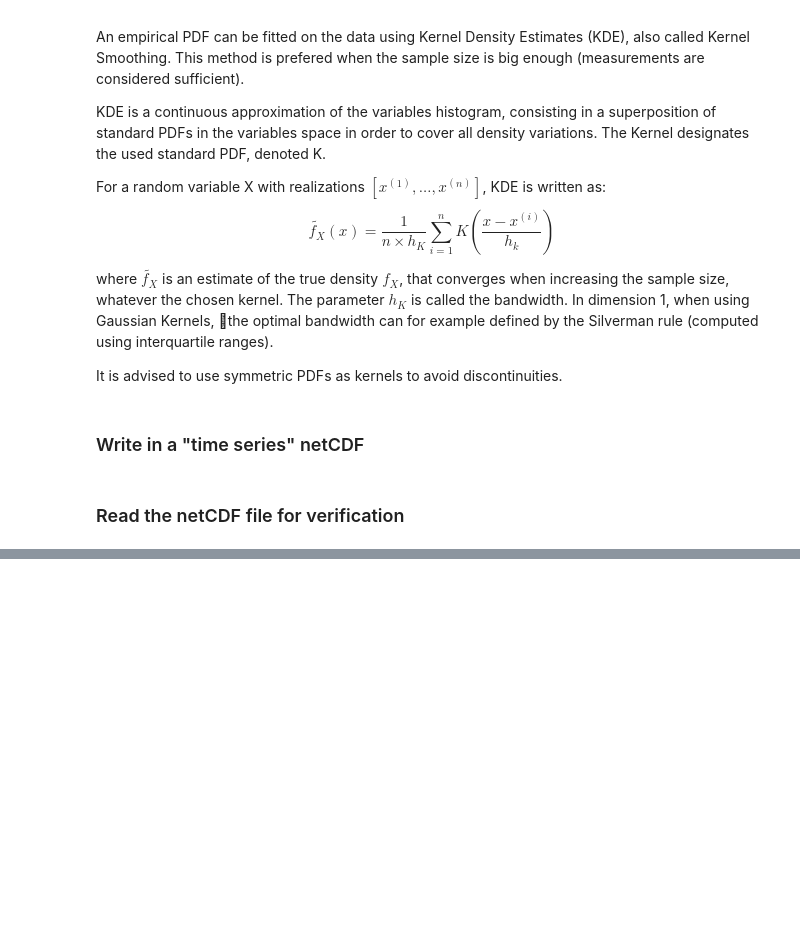
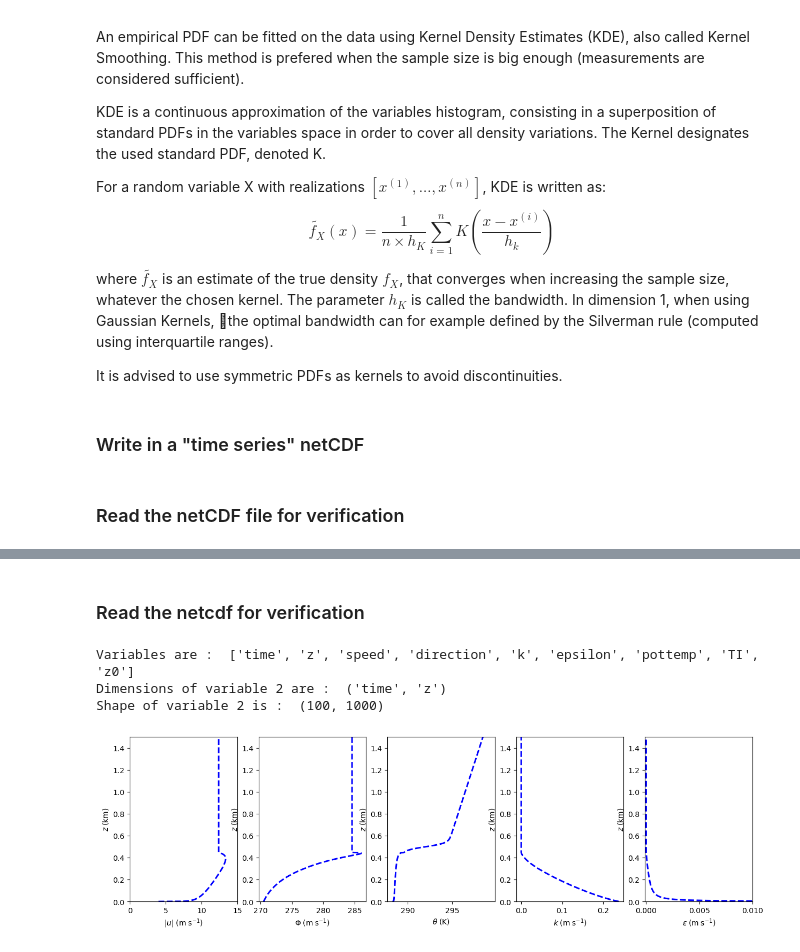
Before and after one commit to bjarketol/WIFA, a Jupyter notebook: vnv/uq_validation/sample_uncertain_inputs.ipynb, the cells around one changed output, grey strips where cells are left out. Drawn from its saved outputs; the diff is of its cells as text; code cells hidden in the pictures; blank space fills up the shorter version.

Commit message:
vnv - update notebook for UQ timeseries and zprofile generation

```diff
--- a/vnv/uq_validation/sample_uncertain_inputs.ipynb
+++ b/vnv/uq_validation/sample_uncertain_inputs.ipynb
@@ -168,0 +314,67 @@ Shape of variable 1 is :  (1000,)
+# %% [markdown]
+### Read the netcdf for verification
+# %%
+zprofile_time_series_like_file_name = "Stochastic_vertical_profiles.nc"
+zprofile_nc_file = nc.Dataset(zprofile_time_series_like_file_name)
+zprofile_nc_file_var_names = [key for key in zprofile_nc_file.variables.keys()]
+zprofile_nc_file_var_dimensions = zprofile_nc_file.variables[zprofile_nc_file_var_names[2]].dimensions
+zprofile_nc_file_var_shape = zprofile_nc_file.variables[zprofile_nc_file_var_names[2]].shape
+print("Variables are : ", zprofile_nc_file_var_names) # get all variable names
+print("Dimensions of variable 2 are : ", zprofile_nc_file_var_dimensions) #get dimensions of var 1
+print("Shape of variable 2 is : ", zprofile_nc_file_var_shape) #get shape of var 1
+# %% [output]
+Variables are :  ['time', 'z', 'speed', 'direction', 'k', 'epsilon', 'pottemp', 'TI', 'z0']
+Dimensions of variable 2 are :  ('time', 'z')
+Shape of variable 2 is :  (100, 1000)
+# %%
+linewidth = 2.1
+fig, ax = plt.subplots(1, 5, figsize=(15, 4))
+
+# u velocity
+#ax[0].plot(uprof, altitude/1000, color='blue', linewidth=linewidth, linestyle='--')
+#ax[0].set_xlabel('$u \; (\mathrm{m} \; \mathrm{s}^{-1})$')
+# u magnitude
+ax[0].plot(np.sqrt(uprof**2+vprof**2), altitude/1000, color='blue', linewidth=linewidth, linestyle='--')
+ax[0].set_xlabel('$|u| \; (\mathrm{m} \; \mathrm{s}^{-1})$')
+ax[0].set_ylabel('$z \; (\mathrm{km})$')
+ax[0].set_ylim([0, 1.5])
+ax[0].set_xlim([0, 15])
+
+# v velocity
+#ax[1].plot(vprof, altitude/1000, color='blue', linewidth=linewidth, linestyle='--')
+#ax[1].set_xlabel('$v \; (\mathrm{m} \; \mathrm{s}^{-1})$')
+# u direction
+ax[1].plot(270.0-np.arctan2(vprof,uprof)*180/np.pi, altitude/1000, color='blue', linewidth=linewidth, linestyle='--')
+ax[1].set_xlabel('$\Phi \; (\mathrm{m} \; \mathrm{s}^{-1})$')
+
+ax[1].set_ylabel('$z \; (\mathrm{km})$')
+ax[1].set_ylim([0, 1.5])
+#ax[1].set_xlim([-4, 4])
+
+# potential temperature
+ax[2].plot(thetaprof, altitude/1000, color='blue', linewidth=linewidth,
+              linestyle='--')
+ax[2].set_xlabel(r'$\theta \; (\mathrm{K})$')
+ax[2].set_ylabel('$z \; (\mathrm{km})$')
+ax[2].set_ylim([0, 1.5])
+#axarr[2].set_xlim([288,290])
+
+# tke
+ax[3].plot(tke, altitude/1000, color='blue', linewidth=linewidth, linestyle='--')
+#axarr[3].set_xscale('log')
+ax[3].set_xlabel('$k \; (\mathrm{m} \; \mathrm{s}^{-1})$')
+ax[3].set_ylabel('$z \; (\mathrm{km})$')
+ax[3].set_ylim([0, 1.5])
+# axarr[3].set_xlim([6.5,10.2])
+
+# eps
+ax[4].plot(epsilon, altitude/1000, color='blue', linewidth=linewidth, linestyle='--')
+#axarr[4].set_xscale('log')
+ax[4].set_xlabel('$\epsilon \; (\mathrm{m} \; \mathrm{s}^{-1})$')
+ax[4].set_ylabel('$z \; (\mathrm{km})$')
+ax[4].set_ylim([0, 1.5])
+ax[4].set_xlim([-0.0001, 1e-2])
+
+plt.show()
+# %% [output]
+[figure, added]
```
Also changed, not shown: parts of 11 cells of this notebook, 3 other files.
